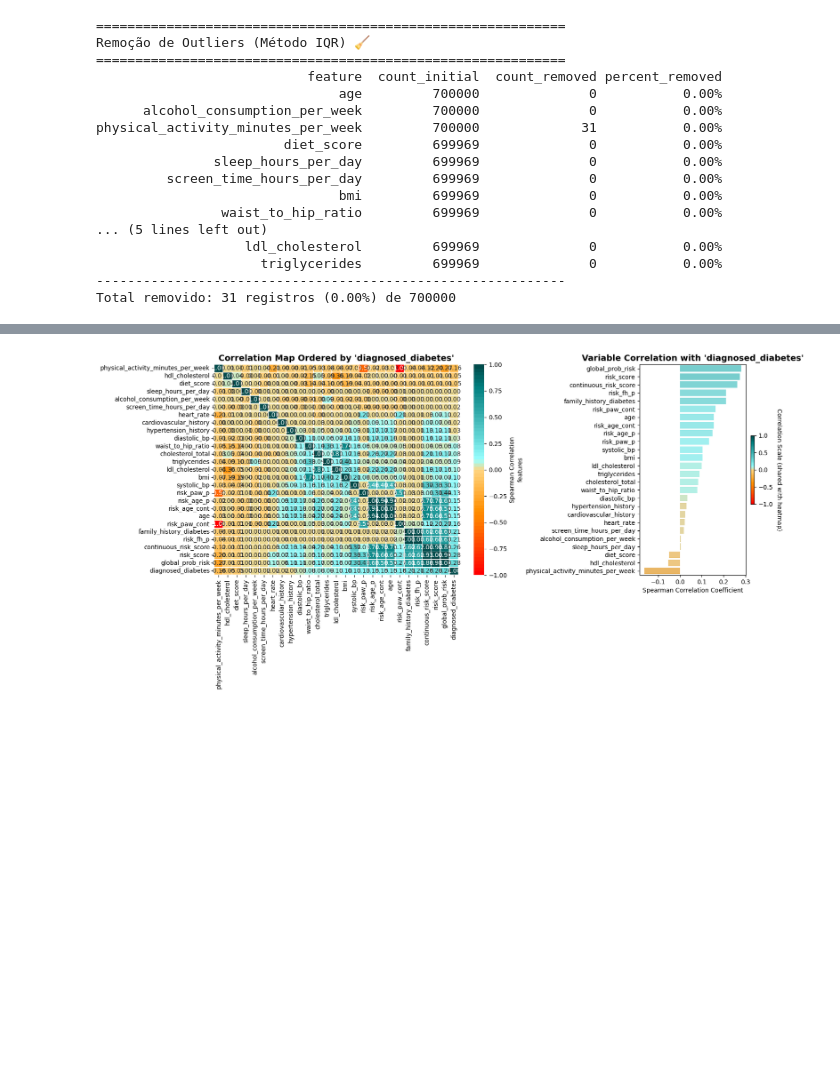
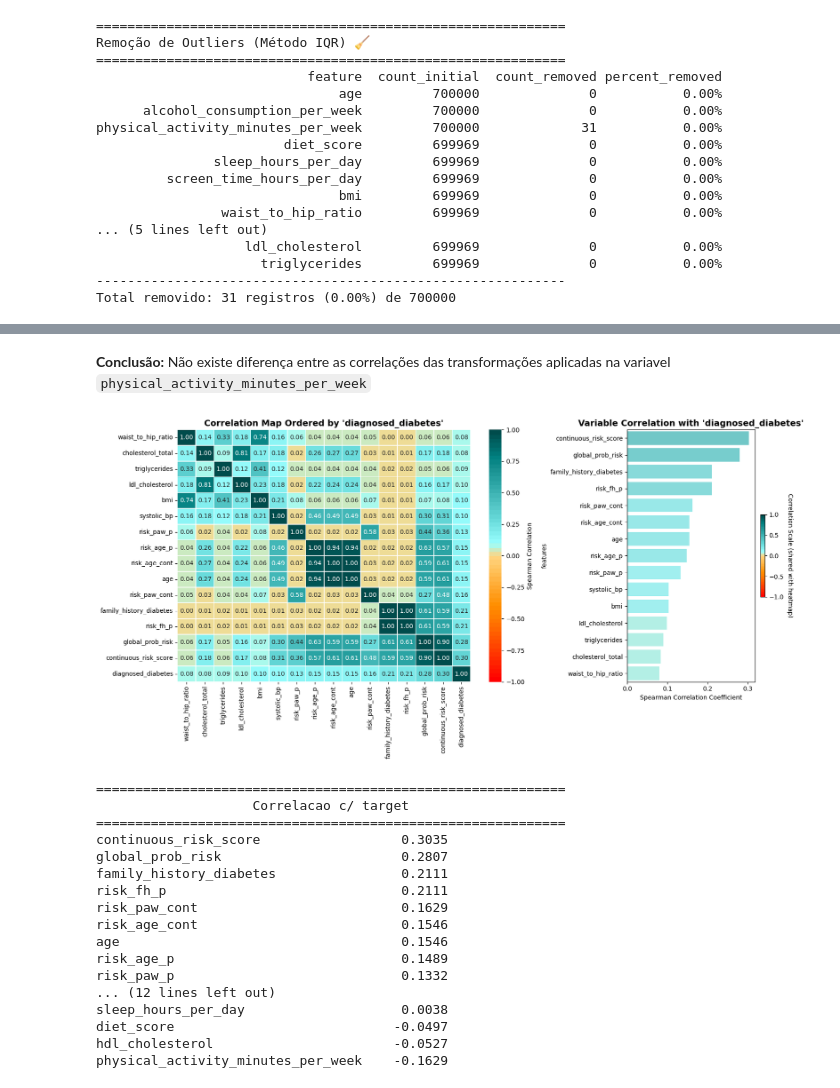
Before and after one commit to albertoakel/Kaggle, a Jupyter notebook: Diabetes_Prediction_Challenge/notebook/EDA.ipynb, the cells around one changed output, grey strips where cells are left out. Cells and saved outputs as stored; diff of their text form; code cells hidden in the pictures; blank space fills up the shorter version.

```diff
--- a/Diabetes_Prediction_Challenge/notebook/EDA.ipynb
+++ b/Diabetes_Prediction_Challenge/notebook/EDA.ipynb
@@ -244,0 +341,2 @@ Name: target, dtype: float64
+# %% [markdown]
+**Conclusão:** Não existe diferença entre as correlações das transformações aplicadas na variavel `physical_activity_minutes_per_week`
@@ -265,42 +383,25 @@ df_filt['continuous_risk_score'] = (
-# %%
-# 1. Mapeamento baseado nos dados que você extraiu (taxa de 1.0)
-# 1. Seus dados de prevalência (taxa de diagnosed_diabetes == 1.0)
-age_prob = {
-    'Jovem Adulto (18–29)': 0.4247,
-    'Adulto (30–44)': 0.5527,
-    'Meia-idade (45–59)': 0.6308,
-    'Idoso Jovem (60–69)': 0.7018,
-    'Idoso (70–79)': 0.8122,
-    'Idoso Muito Longevo (80+)': 0.8319
-}
-
-paw_prob = {
-    'Sedentário': 0.7514,
-    'Baixo (<150)': 0.6319,
-    'Recomendado (150-300)': 0.4032,
-    'Alto (>300)': 0.3505
-}
-
-# Histórico familiar é o mais forte: 0 -> 58% | 1 -> 86.7%
-fh_prob = {
-    0: 0.5804,
-    1: 0.8673
-}
-
-# 2. Criando as colunas de risco individual (Target Encoding)
-df_filt['risk_age_p'] = df_filt['Age_Group'].map(age_prob).astype(float).fillna(0.5)
-df_filt['risk_paw_p'] = df_filt['PAW_Group'].map(paw_prob).astype(float).fillna(0.5)
-df_filt['risk_fh_p'] = df_filt['family_history_diabetes'].map(fh_prob).astype(float).fillna(0.5)
-
-# 3. O "Super Score" Probabilístico
-# Calculamos a média das probabilidades para dar ao modelo uma visão holística
-df_filt['global_prob_risk'] = (
-    df_filt['risk_age_p'] +
-    df_filt['risk_paw_p'] +
-    df_filt['risk_fh_p']
-) / 3
-# %%
-corr,corr_tag=correlation_bar(df_filt,'diagnosed_diabetes',metodo='spearman')
-# %% [output]
-[figure, removed]
+# %%
+corr,corr_tag=correlation_bar2(df_filt,'diagnosed_diabetes',metodo='spearman',top=15)
+print_header("Correlacao c/ target")
+for categoria, valor in corr_tag.items():
+    print(f"{categoria:<36} { valor:>8.4f}")
+# %% [output]
+[figure, added]
+============================================================
+                    Correlacao c/ target
+============================================================
+continuous_risk_score                  0.3035
+global_prob_risk                       0.2807
+family_history_diabetes                0.2111
+risk_fh_p                              0.2111
+risk_paw_cont                          0.1629
+risk_age_cont                          0.1546
+age                                    0.1546
+risk_age_p                             0.1489
+risk_paw_p                             0.1332
+... (12 lines left out)
+sleep_hours_per_day                    0.0038
+diet_score                            -0.0497
+hdl_cholesterol                       -0.0527
+physical_activity_minutes_per_week    -0.1629
 # %%
```
Also changed, not shown: parts of 17 cells of this notebook, 9 other files.
